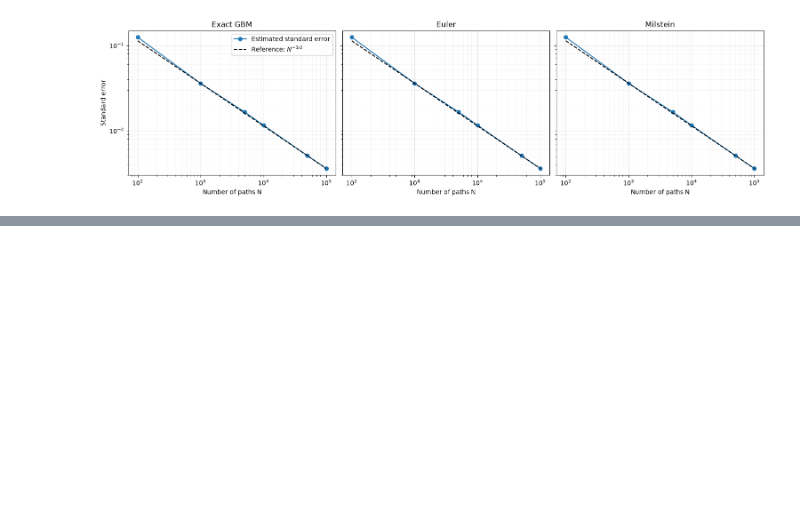
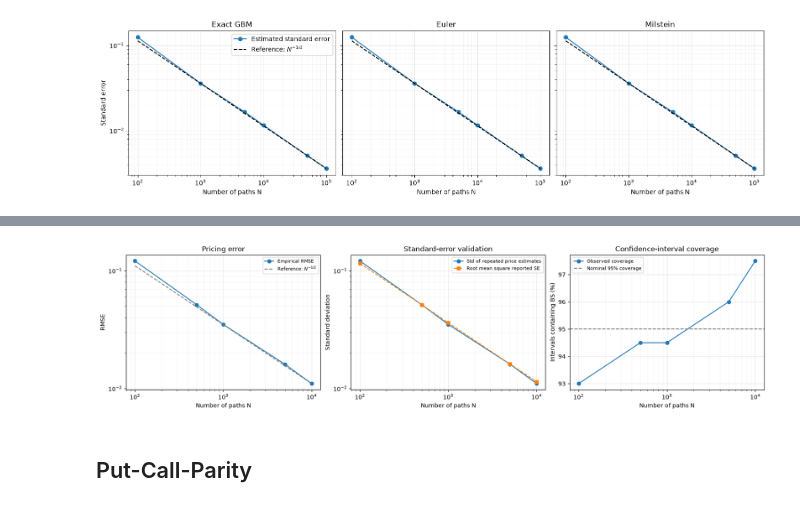
Before and after one commit to alikemal68/PricingEngineMC, a Jupyter notebook: test.ipynb, the cells around one changed output, grey strips where cells are left out. Saved outputs shown, nothing was run; the diff lists cells and outputs as text; code cells hidden in the pictures; blank space fills up the shorter version.

Commit message:
started impelenting put-call-parity and RMSE

```diff
--- a/test.ipynb
+++ b/test.ipynb
@@ -212,0 +505,64 @@ plt.show()
+# %%
+N_values = np.array([row["N"] for row in validation_results])
+rmse = np.array([row["rmse"] for row in validation_results])
+empirical_std = np.array([
+    row["empirical_std"] for row in validation_results
+])
+predicted_std = np.array([
+    row["predicted_std"] for row in validation_results
+])
+coverage = np.array([row["coverage"] for row in validation_results])
+
+reference = rmse[-1] * (N_values / N_values[-1]) ** (-0.5)
+
+fig, axes = plt.subplots(
+    1, 3,
+    figsize=(16, 4),
+    constrained_layout=True,
+)
+
+# 1. Observed pricing error.
+axes[0].loglog(N_values, rmse, "o-", label="Empirical RMSE")
+axes[0].loglog(
+    N_values, reference, "--",
+    color="gray",
+    label=r"Reference: $N^{-1/2}$",
+)
+axes[0].set_title("Pricing error")
+axes[0].set_ylabel("RMSE")
+
+# 2. Observed versus predicted variability.
+axes[1].loglog(
+    N_values, empirical_std, "o-",
+    label="Std of repeated price estimates",
+)
+axes[1].loglog(
+    N_values, predicted_std, "s--",
+    label="Root mean square reported SE",
+)
+axes[1].set_title("Standard-error validation")
+axes[1].set_ylabel("Standard deviation")
+
+# 3. Confidence-interval coverage.
+axes[2].semilogx(
+    N_values, 100 * coverage, "o-",
+    label="Observed coverage",
+)
+axes[2].axhline(
+    95, linestyle="--", color="gray",
+    label="Nominal 95% coverage",
+)
+axes[2].set_title("Confidence-interval coverage")
+axes[2].set_ylabel("Intervals containing BS (%)")
+
+for ax in axes:
+    ax.set_xlabel("Number of paths N")
+    ax.grid(which="major", alpha=0.3)
+    ax.grid(which="minor", alpha=0.1)
+    ax.legend(fontsize=8)
+
+plt.show()
+# %% [output]
+[figure, added]
+# %% [markdown]
+## Put-Call-Parity
```
Also changed, not shown: parts of 28 cells of this notebook, 2 other files.
